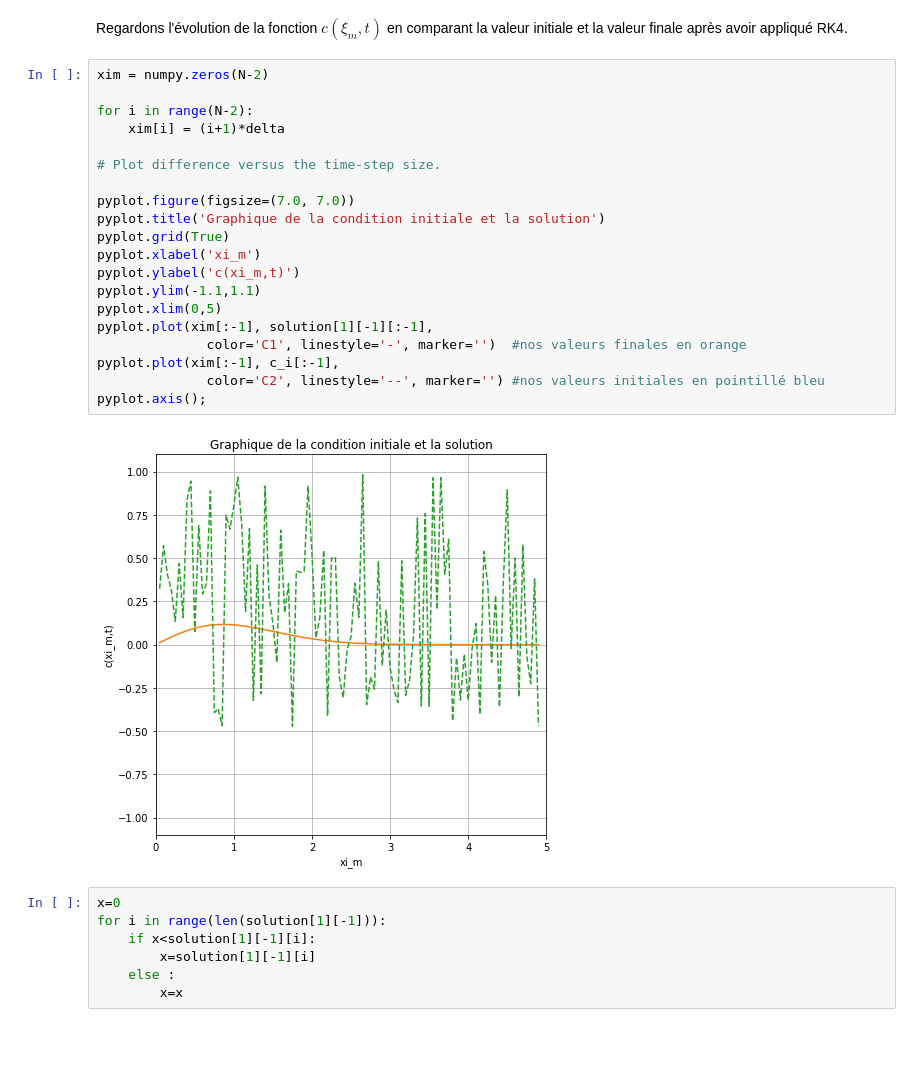
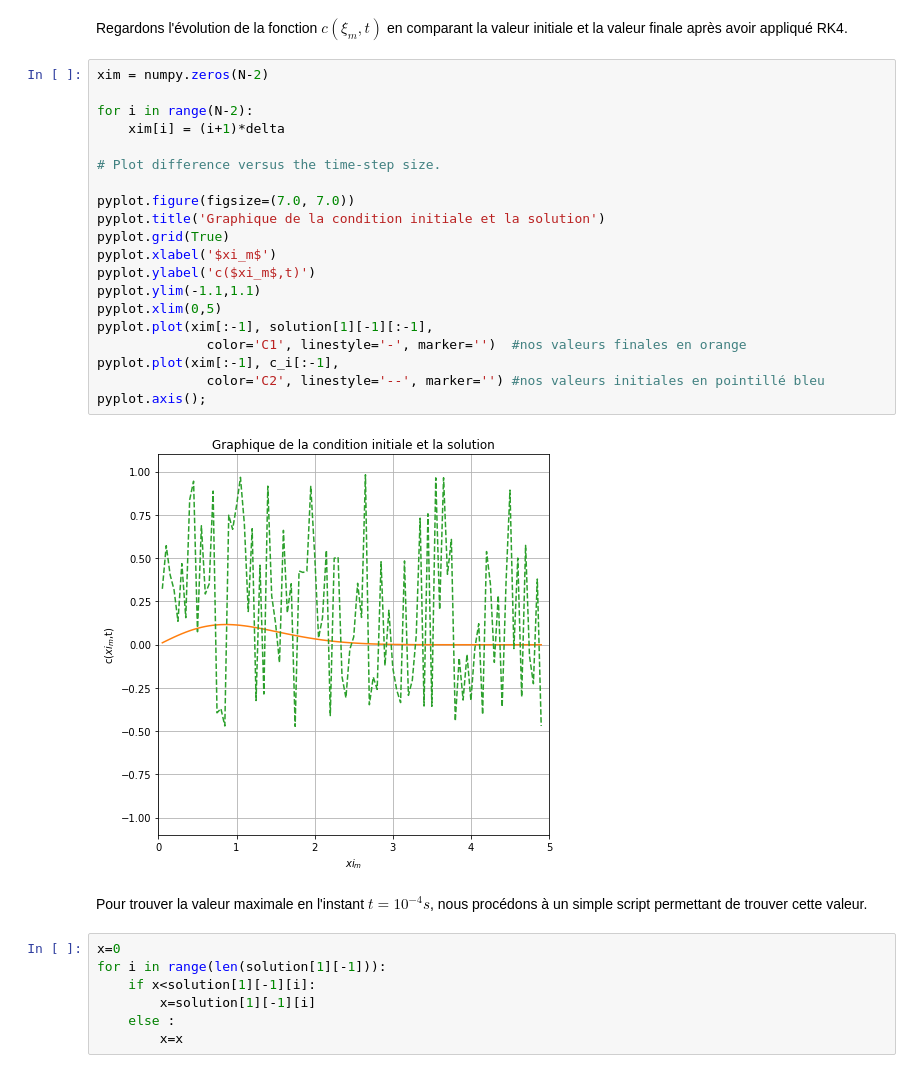
Before and after one commit to luciouw/first_repo-1, a Jupyter notebook: Advection-diffusion_en_milieu_poreux.ipynb, the cells around one changed output. Saved outputs shown, nothing was run; the diff lists cells and outputs as text; blank space fills up the shorter version.

```diff
--- a/Advection-diffusion_en_milieu_poreux.ipynb
+++ b/Advection-diffusion_en_milieu_poreux.ipynb
@@ -774,25 +774,27 @@ Regardons l'évolution de la fonction $c(\xi_m,t)$ en comparant la valeur initia
 # %%
 xim = numpy.zeros(N-2)
 
 for i in range(N-2):
     xim[i] = (i+1)*delta
 
 # Plot difference versus the time-step size.
 
 pyplot.figure(figsize=(7.0, 7.0))
 pyplot.title('Graphique de la condition initiale et la solution')
 pyplot.grid(True)
-pyplot.xlabel('xi_m')
-pyplot.ylabel('c(xi_m,t)')
+pyplot.xlabel('$xi_m$')
+pyplot.ylabel('c($xi_m$,t)')
 pyplot.ylim(-1.1,1.1)
 pyplot.xlim(0,5)
 pyplot.plot(xim[:-1], solution[1][-1][:-1],
               color='C1', linestyle='-', marker='')  #nos valeurs finales en orange
 pyplot.plot(xim[:-1], c_i[:-1],
               color='C2', linestyle='--', marker='') #nos valeurs initiales en pointillé bleu
 pyplot.axis();
 # %% [output]
-[figure, old version]
+[figure, new version]
+# %% [markdown]
+Pour trouver la valeur maximale en l'instant $t=10^{-4}s$, nous procédons à un simple script permettant de trouver cette valeur.
 # %%
 x=0
 for i in range(len(solution[1][-1])):
```
Also changed, not shown: parts of 2 cells of this notebook.
